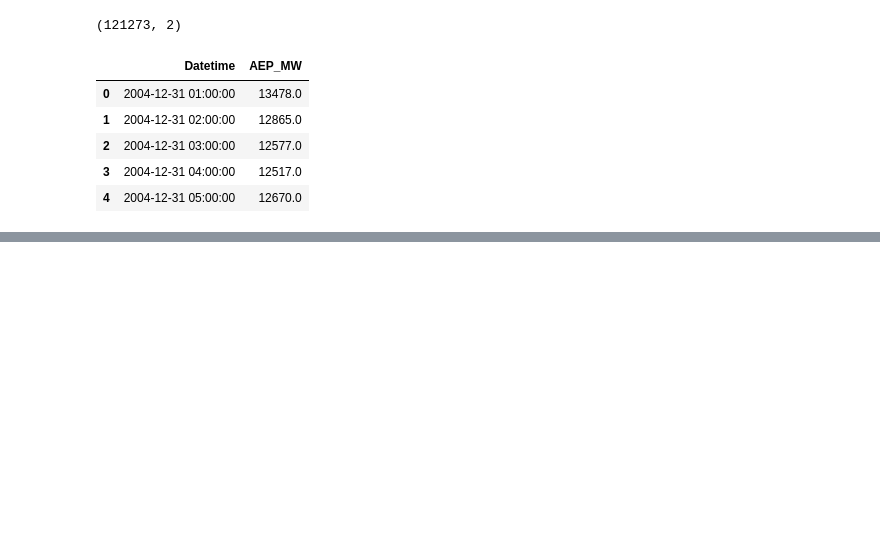
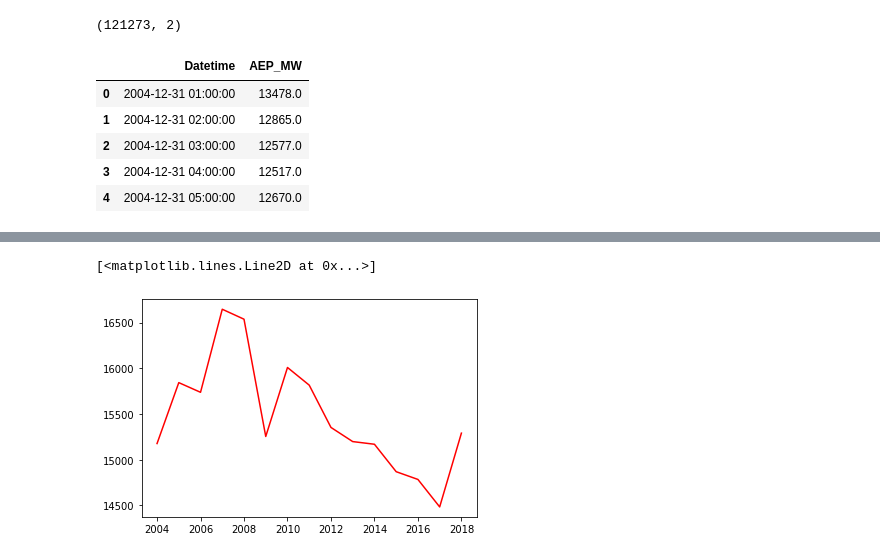
Before and after one commit to rodrimdz/Hourly-Energy-Consumption, a Jupyter notebook: copiaengithub.ipynb, the cells around one changed output, grey strips where cells are left out. Saved outputs shown, nothing was run; the diff lists cells and outputs as text; code cells hidden in the pictures; blank space fills up the shorter version.

```diff
--- a/copiaengithub.ipynb
+++ b/copiaengithub.ipynb
@@ -23,7 +26,3 @@ data.head()
 | 2 | 2004-12-31 03:00:00 | 12577.0 |
 | 3 | 2004-12-31 04:00:00 | 12517.0 |
 | 4 | 2004-12-31 05:00:00 | 12670.0 |
-# %%
-data["Datetime"]=pd.to_datetime(data["Datetime"])
-data["Datetime"]=pd.to_numeric(data["Datetime"])
-data.head()
@@ -36,0 +39,10 @@ data.head()
+# %%
+data["New_Date"] = pd.to_datetime(data["Datetime"]).dt.date
+data["New_Time"] = pd.to_datetime(data["Datetime"]).dt.time
+data["Time"]=data["New_Time"].astype("string")
+times=data["Time"].str.split(":",1, expand = True)
+data["Time"]=times[0]
+data["Time"]=data["Time"].to_numpy()
+data["Year"] = pd.DatetimeIndex(data['New_Date']).year
+data["Month"] = pd.DatetimeIndex(data['New_Date']).month
+data.head()
@@ -36,0 +56,3 @@ data.head()
+# %%
+year=data.groupby(["Year"]).mean()
+year.head()
@@ -36,0 +67,3 @@ data.head()
+# %%
+year["Year"]=year.index
+year.head()
@@ -36,0 +78,5 @@ data.head()
+# %%
+plt.plot(year["Year"],year["AEP_MW"], color="red")
+# %% [output]
+[<matplotlib.lines.Line2D at 0x...>]
+[figure, added]
```
Also changed, not shown: parts of 33 cells of this notebook.
